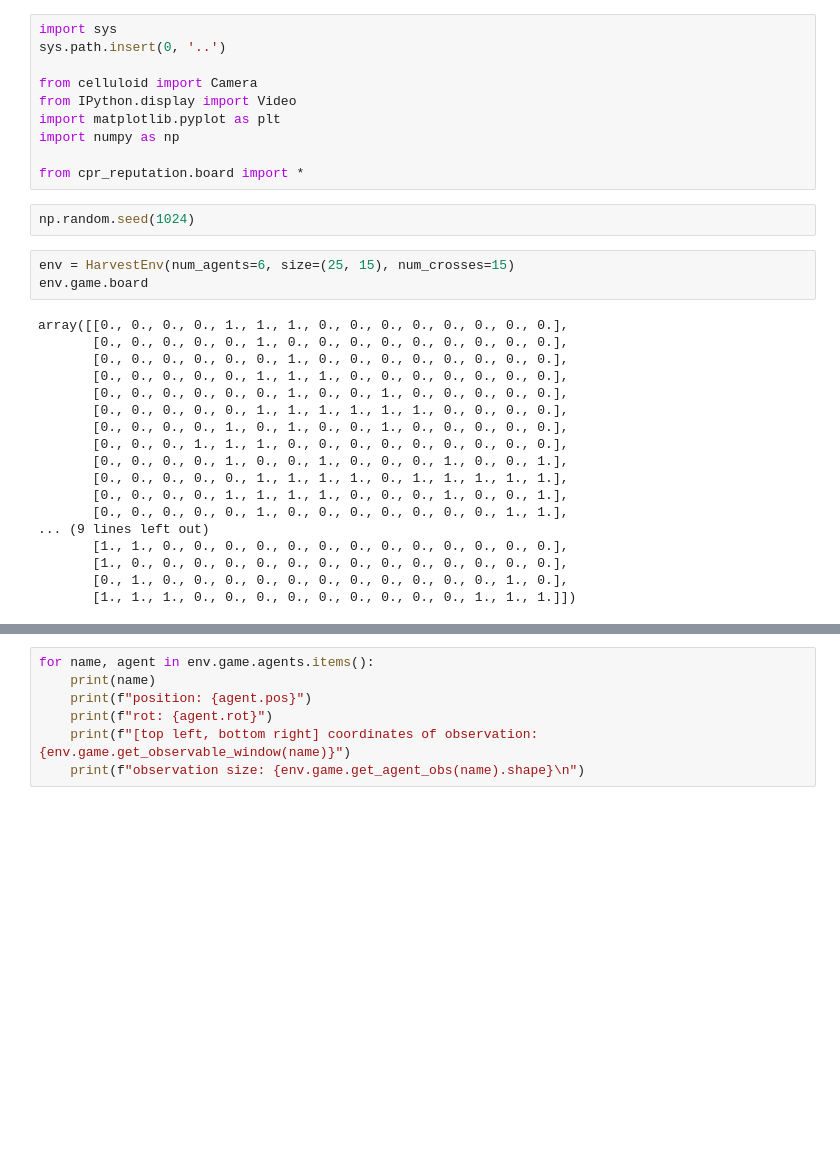
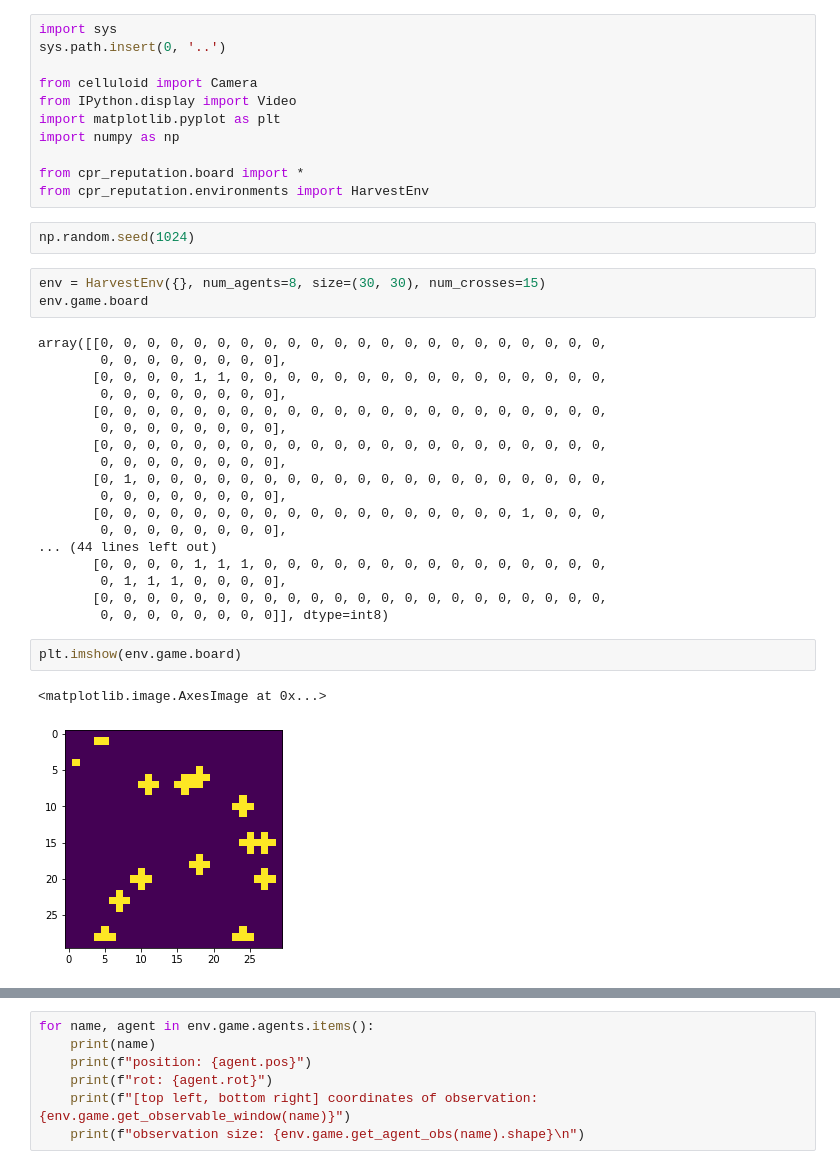
Before and after one commit to RedTachyon/cpr_reputation, a Jupyter notebook: notebooks/board_dev.ipynb, the cells around one changed output, grey strips where cells are left out. Cells and saved outputs as stored; diff of their text form; blank space fills up the shorter version.

```diff
--- a/notebooks/board_dev.ipynb
+++ b/notebooks/board_dev.ipynb
@@ -8,26 +8,32 @@ import matplotlib.pyplot as plt
 import numpy as np
 
 from cpr_reputation.board import *
+from cpr_reputation.environments import HarvestEnv
 # %%
 np.random.seed(1024)
 # %%
-env = HarvestEnv(num_agents=6, size=(25, 15), num_crosses=15)
+env = HarvestEnv({}, num_agents=8, size=(30, 30), num_crosses=15)
 env.game.board
 # %% [output]
-array([[0., 0., 0., 0., 1., 1., 1., 0., 0., 0., 0., 0., 0., 0., 0.],
-       [0., 0., 0., 0., 0., 1., 0., 0., 0., 0., 0., 0., 0., 0., 0.],
-       [0., 0., 0., 0., 0., 0., 1., 0., 0., 0., 0., 0., 0., 0., 0.],
-       [0., 0., 0., 0., 0., 1., 1., 1., 0., 0., 0., 0., 0., 0., 0.],
-       [0., 0., 0., 0., 0., 0., 1., 0., 0., 1., 0., 0., 0., 0., 0.],
-       [0., 0., 0., 0., 0., 1., 1., 1., 1., 1., 1., 0., 0., 0., 0.],
-       [0., 0., 0., 0., 1., 0., 1., 0., 0., 1., 0., 0., 0., 0., 0.],
-       [0., 0., 0., 1., 1., 1., 0., 0., 0., 0., 0., 0., 0., 0., 0.],
-       [0., 0., 0., 0., 1., 0., 0., 1., 0., 0., 0., 1., 0., 0., 1.],
-       [0., 0., 0., 0., 0., 1., 1., 1., 1., 0., 1., 1., 1., 1., 1.],
-       [0., 0., 0., 0., 1., 1., 1., 1., 0., 0., 0., 1., 0., 0., 1.],
-       [0., 0., 0., 0., 0., 1., 0., 0., 0., 0., 0., 0., 0., 1., 1.],
-... (9 lines left out)
-       [1., 1., 0., 0., 0., 0., 0., 0., 0., 0., 0., 0., 0., 0., 0.],
-       [1., 0., 0., 0., 0., 0., 0., 0., 0., 0., 0., 0., 0., 0., 0.],
-       [0., 1., 0., 0., 0., 0., 0., 0., 0., 0., 0., 0., 0., 1., 0.],
-       [1., 1., 1., 0., 0., 0., 0., 0., 0., 0., 0., 0., 1., 1., 1.]])
+array([[0, 0, 0, 0, 0, 0, 0, 0, 0, 0, 0, 0, 0, 0, 0, 0, 0, 0, 0, 0, 0, 0,
+        0, 0, 0, 0, 0, 0, 0, 0],
+       [0, 0, 0, 0, 1, 1, 0, 0, 0, 0, 0, 0, 0, 0, 0, 0, 0, 0, 0, 0, 0, 0,
+        0, 0, 0, 0, 0, 0, 0, 0],
+       [0, 0, 0, 0, 0, 0, 0, 0, 0, 0, 0, 0, 0, 0, 0, 0, 0, 0, 0, 0, 0, 0,
+        0, 0, 0, 0, 0, 0, 0, 0],
+       [0, 0, 0, 0, 0, 0, 0, 0, 0, 0, 0, 0, 0, 0, 0, 0, 0, 0, 0, 0, 0, 0,
+        0, 0, 0, 0, 0, 0, 0, 0],
+       [0, 1, 0, 0, 0, 0, 0, 0, 0, 0, 0, 0, 0, 0, 0, 0, 0, 0, 0, 0, 0, 0,
+        0, 0, 0, 0, 0, 0, 0, 0],
+       [0, 0, 0, 0, 0, 0, 0, 0, 0, 0, 0, 0, 0, 0, 0, 0, 0, 0, 1, 0, 0, 0,
+        0, 0, 0, 0, 0, 0, 0, 0],
+... (44 lines left out)
+       [0, 0, 0, 0, 1, 1, 1, 0, 0, 0, 0, 0, 0, 0, 0, 0, 0, 0, 0, 0, 0, 0,
+        0, 1, 1, 1, 0, 0, 0, 0],
+       [0, 0, 0, 0, 0, 0, 0, 0, 0, 0, 0, 0, 0, 0, 0, 0, 0, 0, 0, 0, 0, 0,
+        0, 0, 0, 0, 0, 0, 0, 0]], dtype=int8)
+# %%
+plt.imshow(env.game.board)
+# %% [output]
+<matplotlib.image.AxesImage at 0x...>
+[figure, added]
```
Also changed, not shown: parts of 4 cells of this notebook, 2 other files.
